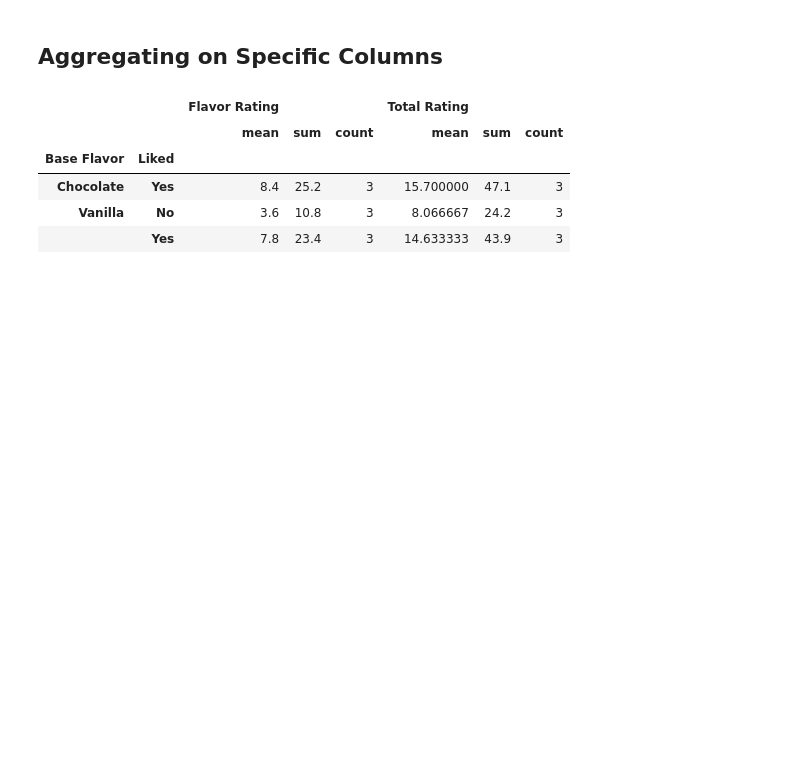
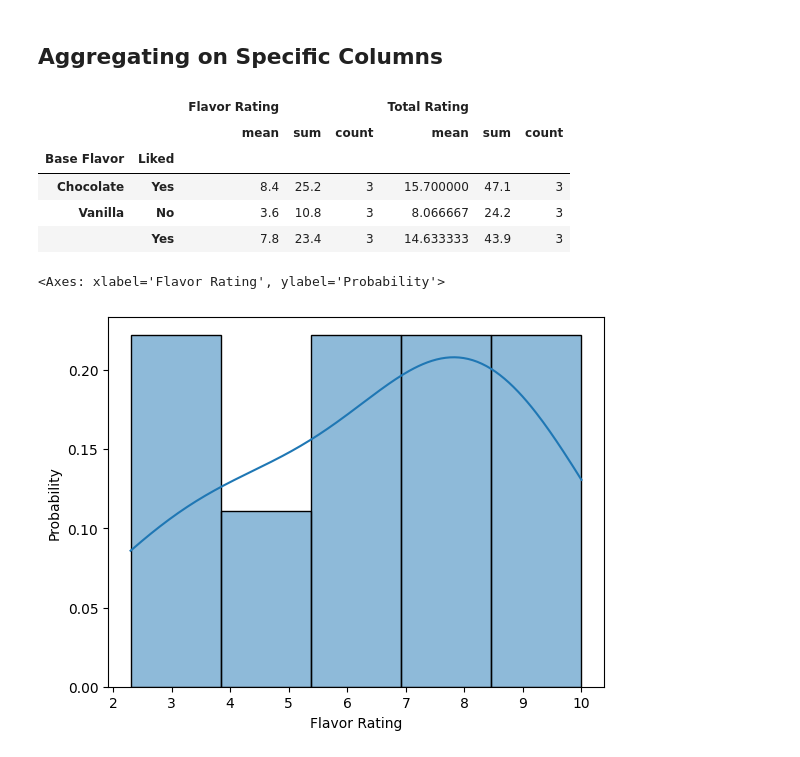
Before and after one commit to Jiyajiya21/Python-Practice, a Jupyter notebook: Indexing/Indexing.ipynb, the cells around one changed output. Saved outputs shown, nothing was run; the diff lists cells and outputs as text; code cells hidden in the pictures; blank space fills up the shorter version.

```diff
--- a/Indexing/Indexing.ipynb
+++ b/Indexing/Indexing.ipynb
@@ -82,3 +80,8 @@ df.groupby(['Base Flavor','Liked']).agg({'Flavor Rating':['mean','sum','count'],
 | Chocolate | Yes | 8.4 | 25.2 | 3 | 15.700000 | 47.1 | 3 |
 | Vanilla | No | 3.6 | 10.8 | 3 | 8.066667 | 24.2 | 3 |
 |  | Yes | 7.8 | 23.4 | 3 | 14.633333 | 43.9 | 3 |
+# %%
+sns.histplot(x = df['Flavor Rating'], kde = True, stat = "probability")
+# %% [output]
+<Axes: xlabel='Flavor Rating', ylabel='Probability'>
+[figure, added]
```
Also changed, not shown: parts of 6 cells of this notebook, 1 other file.
